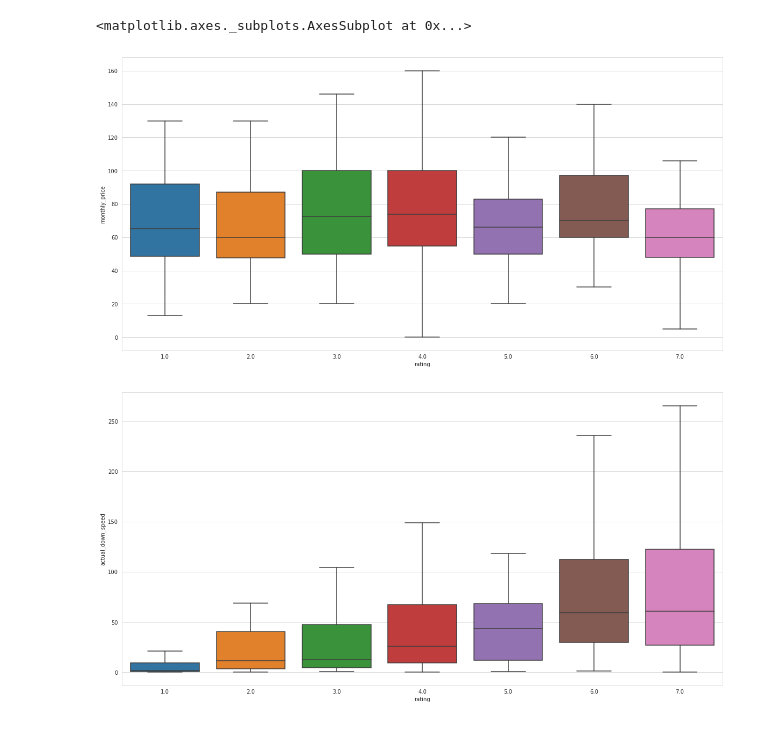
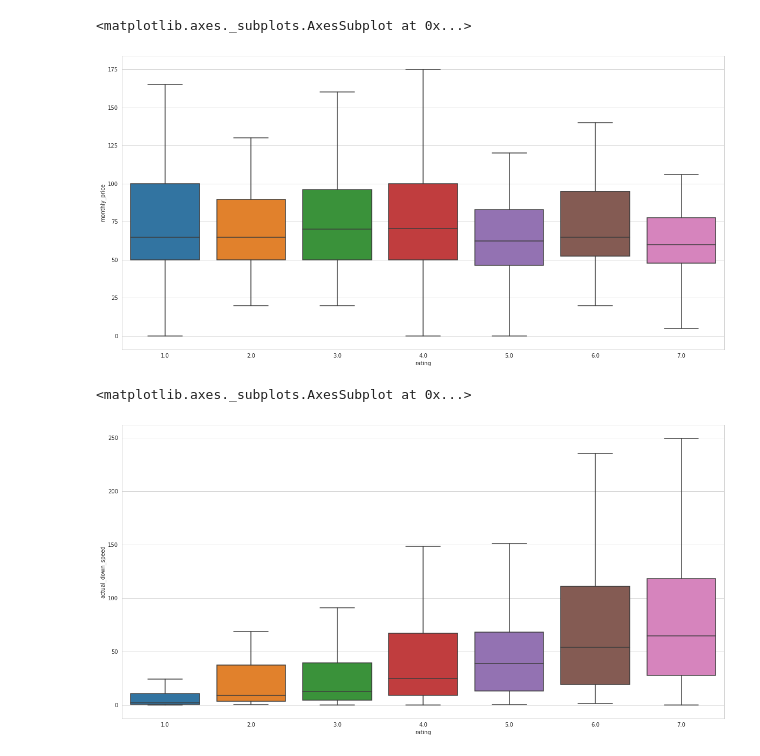
Before and after one commit to Hack4Eugene/SpeedUpAmerica, a Jupyter notebook: notebooks/Provider rating.ipynb, the cells around one changed output. Saved outputs shown, nothing was run; the diff lists cells and outputs as text; code cells hidden in the pictures.

```diff
--- a/notebooks/Provider rating.ipynb
+++ b/notebooks/Provider rating.ipynb
@@ -19,6 +19,7 @@ columns = [
     'census_block'
 ]
 
-# Load and filter CSV in chunks (less memory, require 5GB to load full dataset) to just from_mlab = 0 (SUA submissions)
-iter_csv = pd.read_csv('./data/9035f7b8-2d2f-4de0-a816-4067e1ae8fd8.csv', header=None, names=columns, iterator=True, chunksize=1000)
-sua = pd.concat([chunk[chunk['from_mlab'] == 0] for chunk in iter_csv])
+filename = './data/3cb026d0-0ad8-45c3-a030-cd5b19c2ab17.csv'
+sua = pd.read_csv(filename, header=None, names=columns)
+
+sua.tail()
@@ -76,13 +84,13 @@ plt.figure(figsize=(20, 10))
 sns.boxplot(x='rating', y='monthly_price', data=sua, showfliers=False)
 # %% [output]
 <matplotlib.axes._subplots.AxesSubplot at 0x...>
-[figure, old version]
+[figure, new version]
 # %%
 plt.figure(figsize=(20, 10))
-#ax = sns.swarmplot(x='rating', y='actual_down_speed', data=sua, color=".25")
-ax = sns.boxplot(x='rating', y='actual_down_speed', data=sua,  showfliers=False)
+sns.boxplot(x='rating', y='actual_down_speed', data=sua,  showfliers=False)
 # %% [output]
+<matplotlib.axes._subplots.AxesSubplot at 0x...>
-[figure, old version]
+[figure, new version]
 # %%
 sua['monthly_price_binned'] = pd.cut(sua['monthly_price'], 10)
 plt.figure(figsize=(20, 10))
```
Also changed, not shown: parts of 7 cells of this notebook, 2 other files.
